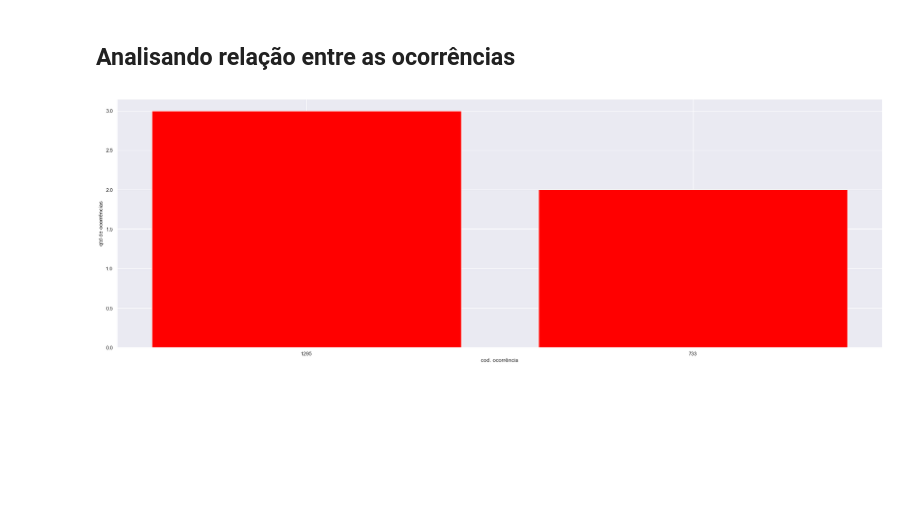
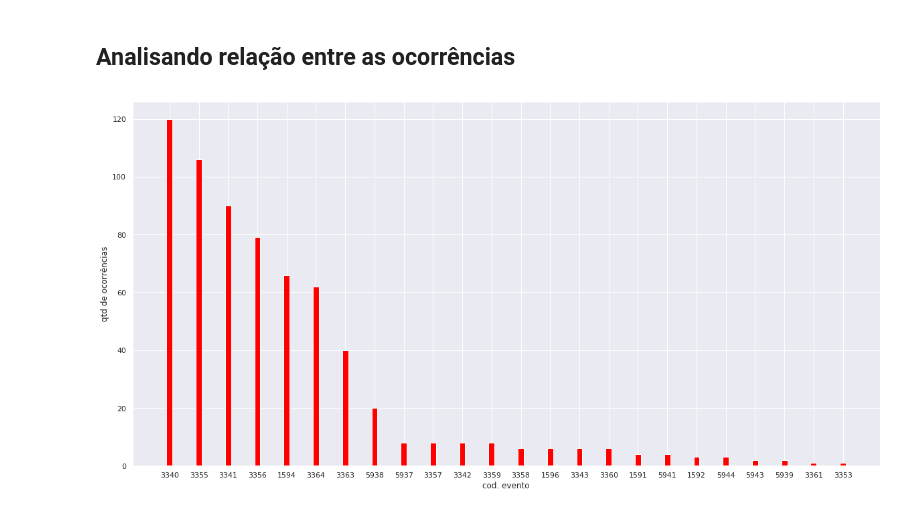
Before and after one commit to michaeloc/data_analysis_server_log, a Jupyter notebook: Analise_Ocorrencias.ipynb, the cells around one changed output. Cells and saved outputs as stored; diff of their text form; code cells hidden in the pictures; blank space fills up the shorter version.

Commit message:
add diferentes intervalos (correlacao)

```diff
--- a/Analise_Ocorrencias.ipynb
+++ b/Analise_Ocorrencias.ipynb
@@ -134,6 +134,36 @@ for i in range(len(dados)):
         else:
             break
     dict_ocorrencia[(i, dados[i][5])] = lista_ocorrencias  # tupla (id_ocorrencia, lista de ocorrências)
+# %%
+# intervalo de abertura e fechamento
+
+dict_ocorrencia_intervalo = {} # o dicionario armazena, para cada ocorrência, a lista de ocorrências que ocorreram no intervalo de 1 hora
+for i in range(len(dados)):
+    #horario_limite = (dados[i][2])+pd.Timedelta(hours=1)
+    lista_ocorrencias = []
+    for j in range(i+1, len(dados)):
+        if ( (dados[j][2] >= dados[i][2] and dados[j][2] <= dados[i][3]) and dados[j][1] == dados[i][1] ):
+        #if (dados[j][2] <= horario_limite and dados[j][1] == dados[i][1]):
+            lista_ocorrencias.append([j, dados[j][5]])
+        else:
+            break
+    dict_ocorrencia_intervalo[(i, dados[i][5])] = lista_ocorrencias  # tupla (id_ocorrencia, lista de ocorrências)
+# %%
+from tqdm import tqdm
+# 30 min antes e 1 hora depois
+
+dict_ocorrencia_1 = {} # o dicionario armazena, para cada ocorrência, a lista de ocorrências que ocorreram no intervalo de 1 hora
+for i in tqdm(range(len(dados))):
+    horario_antes = (dados[i][2])-pd.Timedelta(minutes=30)
+    horario_depois = (dados[i][2])+pd.Timedelta(hours=1)
+    lista_ocorrencias = []
+    for j in range(len(dados)):
+        if ( (dados[j][2] >= horario_antes and dados[j][2] <= horario_depois) and dados[j][1] == dados[i][1] ):
+        #if (dados[j][2] <= horario_limite and dados[j][1] == dados[i][1]):
+            lista_ocorrencias.append([j, dados[j][5]])
+        #else:
+            #break
+    dict_ocorrencia_1[(i, dados[i][5])] = lista_ocorrencias  # tupla (id_ocorrencia, lista de ocorrências)
 # %%
 def buscar_ocorrencias(name_encoded, dicionario):
     chaves = dicionario.keys()
@@ -160,10 +190,10 @@ def gerar_grafico(coll_ocorrencias, n_ocorrencias):
     ocorr = list(mais_comum.keys())
     qtd_ocorr = list(mais_comum.values())
 
-    plt.bar(ocorr, qtd_ocorr, color='red')
+    plt.bar(ocorr, qtd_ocorr, color='red', width=0.2)
     plt.xticks(ocorr)
     plt.ylabel('qtd de ocorrências')
-    plt.xlabel('cod. ocorrência')
+    plt.xlabel('cod. evento')
     plt.rcParams['figure.figsize'] = (30,10)
     plt.show()
 # %%
@@ -174,13 +204,13 @@ def run_analise_relacao(dicionario, cod_ocorrencia, n_ocorrencias):
 # %%
 # dados - em formato de dicionario c/ todas as ocorrências
 # cod_evento
 # qtd de eventos relacionados
 
 
 # o gráfico vai mostrar para dado um evento quais os n eventos que mais ocorreram
 
 import matplotlib.pyplot as plt
-plt.rcParams['figure.figsize'] = (30,10)
-run_analise_relacao(dict_ocorrencia, 732, 25)
+plt.rcParams['figure.figsize'] = (20,10)
+run_analise_relacao(dict_ocorrencia_1, 3340, 25)
 # %% [output]
-[figure, old version]
+[figure, new version]
```
Also changed, not shown: parts of 8 cells of this notebook.
